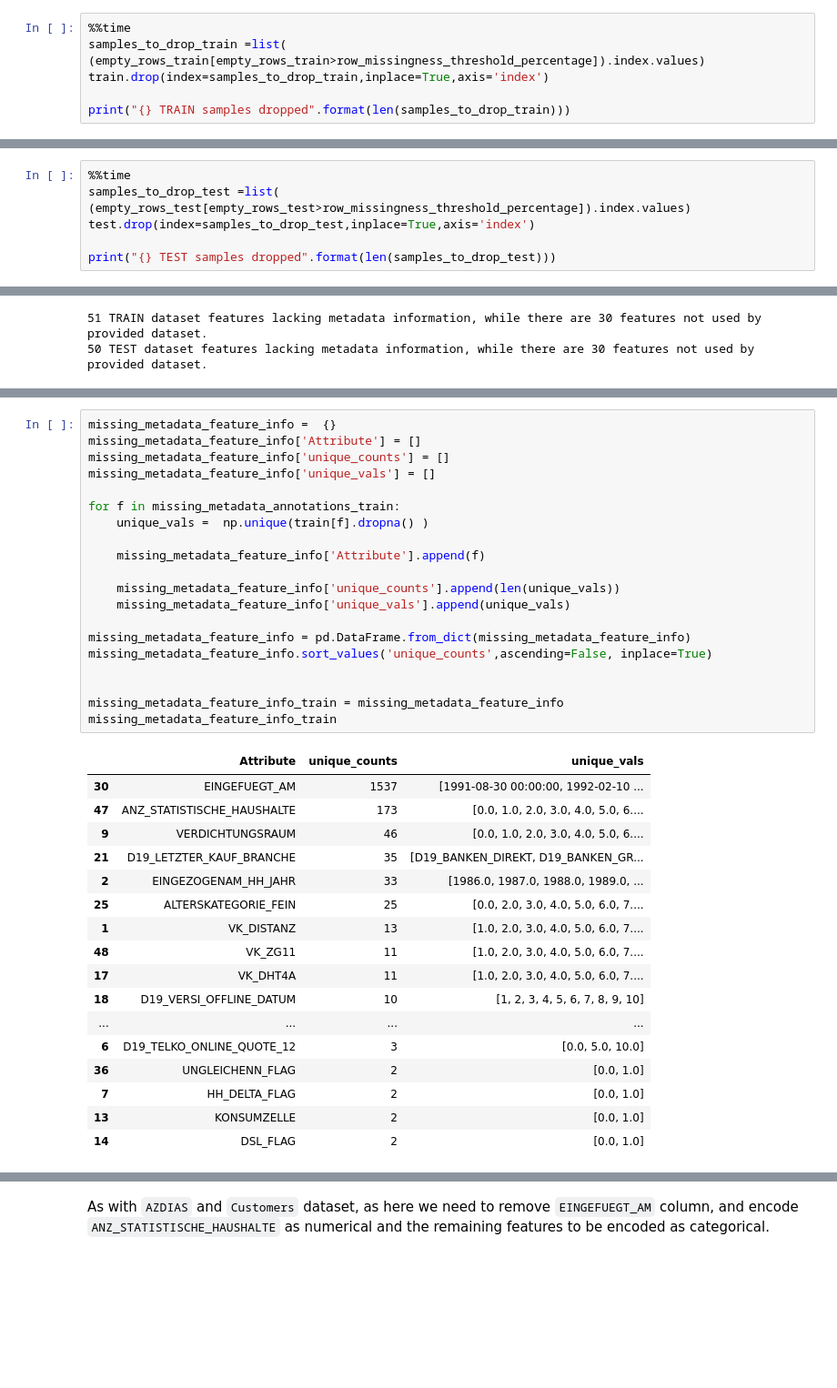
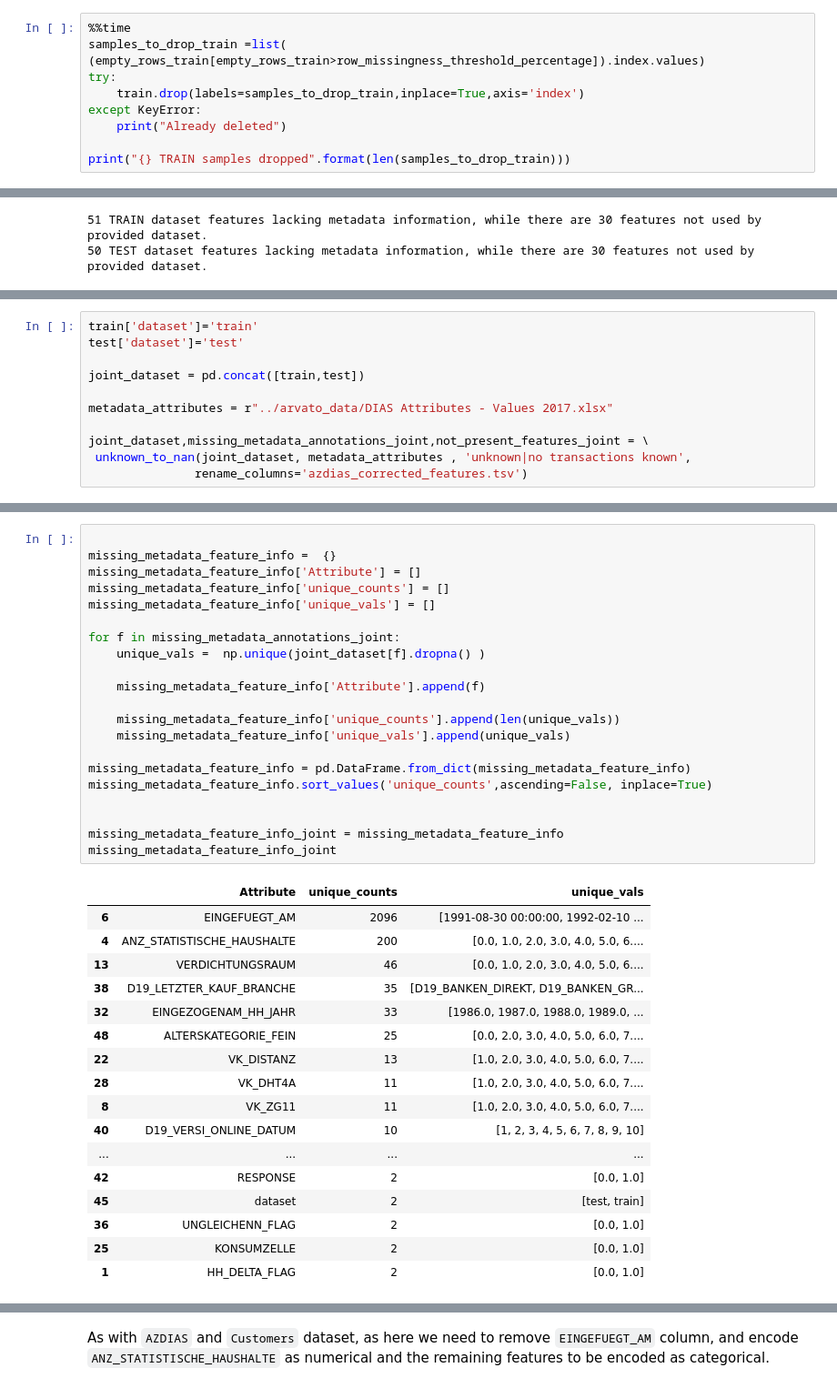
Before and after one commit to vaxherra/Arvato-Customer-Segmentation, a Jupyter notebook: EDA/04_MAILOUT.ipynb, the cells around one changed output, grey strips where cells are left out. Shown: that part at 91% size. Cells and saved outputs as stored; diff of their text form; blank space fills up the shorter version.

Commit message:
mailout train/test preparation

```diff
--- a/EDA/04_MAILOUT.ipynb
+++ b/EDA/04_MAILOUT.ipynb
@@ -337,7 +339,10 @@ plt.plot()
 # %%
 %%time
 samples_to_drop_train =list( (empty_rows_train[empty_rows_train>row_missingness_threshold_percentage]).index.values)
-train.drop(index=samples_to_drop_train,inplace=True,axis='index')
+try:
+    train.drop(labels=samples_to_drop_train,inplace=True,axis='index')
+except KeyError:
+    print("Already deleted")
 
 print("{} TRAIN samples dropped".format(len(samples_to_drop_train)))
 # %% [output]
@@ -347,6 +352,0 @@ Wall time: 49.9 ms
-# %%
-%%time
-samples_to_drop_test =list( (empty_rows_test[empty_rows_test>row_missingness_threshold_percentage]).index.values)
-test.drop(index=samples_to_drop_test,inplace=True,axis='index')
-
-print("{} TEST samples dropped".format(len(samples_to_drop_test)))
@@ -403,0 +406,11 @@ False
+# %%
+train['dataset']='train'
+test['dataset']='test'
+
+joint_dataset = pd.concat([train,test])
+
+metadata_attributes = r"../arvato_data/DIAS Attributes - Values 2017.xlsx"
+
+joint_dataset,missing_metadata_annotations_joint,not_present_features_joint = \
+ unknown_to_nan(joint_dataset, metadata_attributes , 'unknown|no transactions known',
+               rename_columns='azdias_corrected_features.tsv')
@@ -404,38 +441,39 @@ False
 # %%
+
 missing_metadata_feature_info =  {}
 missing_metadata_feature_info['Attribute'] = []
 missing_metadata_feature_info['unique_counts'] = []
 missing_metadata_feature_info['unique_vals'] = []
 
-for f in missing_metadata_annotations_train:
-    unique_vals =  np.unique(train[f].dropna() )
+for f in missing_metadata_annotations_joint:
+    unique_vals =  np.unique(joint_dataset[f].dropna() )
 
     missing_metadata_feature_info['Attribute'].append(f)
 
     missing_metadata_feature_info['unique_counts'].append(len(unique_vals))
     missing_metadata_feature_info['unique_vals'].append(unique_vals)
 
 missing_metadata_feature_info = pd.DataFrame.from_dict(missing_metadata_feature_info)
 missing_metadata_feature_info.sort_values('unique_counts',ascending=False, inplace=True)
 
 
-missing_metadata_feature_info_train = missing_metadata_feature_info
-missing_metadata_feature_info_train
+missing_metadata_feature_info_joint = missing_metadata_feature_info
+missing_metadata_feature_info_joint
 # %% [output]
 |  | Attribute | unique_counts | unique_vals |
-| 30 | EINGEFUEGT_AM | 1537 | [1991-08-30 00:00:00, 1992-02-10 ... |
-| 47 | ANZ_STATISTISCHE_HAUSHALTE | 173 | [0.0, 1.0, 2.0, 3.0, 4.0, 5.0, 6.... |
-| 9 | VERDICHTUNGSRAUM | 46 | [0.0, 1.0, 2.0, 3.0, 4.0, 5.0, 6.... |
-| 21 | D19_LETZTER_KAUF_BRANCHE | 35 | [D19_BANKEN_DIREKT, D19_BANKEN_GR... |
-| 2 | EINGEZOGENAM_HH_JAHR | 33 | [1986.0, 1987.0, 1988.0, 1989.0, ... |
-| 25 | ALTERSKATEGORIE_FEIN | 25 | [0.0, 2.0, 3.0, 4.0, 5.0, 6.0, 7.... |
-| 1 | VK_DISTANZ | 13 | [1.0, 2.0, 3.0, 4.0, 5.0, 6.0, 7.... |
-| 48 | VK_ZG11 | 11 | [1.0, 2.0, 3.0, 4.0, 5.0, 6.0, 7.... |
-| 17 | VK_DHT4A | 11 | [1.0, 2.0, 3.0, 4.0, 5.0, 6.0, 7.... |
-| 18 | D19_VERSI_OFFLINE_DATUM | 10 | [1, 2, 3, 4, 5, 6, 7, 8, 9, 10] |
+| 6 | EINGEFUEGT_AM | 2096 | [1991-08-30 00:00:00, 1992-02-10 ... |
+| 4 | ANZ_STATISTISCHE_HAUSHALTE | 200 | [0.0, 1.0, 2.0, 3.0, 4.0, 5.0, 6.... |
+| 13 | VERDICHTUNGSRAUM | 46 | [0.0, 1.0, 2.0, 3.0, 4.0, 5.0, 6.... |
+| 38 | D19_LETZTER_KAUF_BRANCHE | 35 | [D19_BANKEN_DIREKT, D19_BANKEN_GR... |
+| 32 | EINGEZOGENAM_HH_JAHR | 33 | [1986.0, 1987.0, 1988.0, 1989.0, ... |
+| 48 | ALTERSKATEGORIE_FEIN | 25 | [0.0, 2.0, 3.0, 4.0, 5.0, 6.0, 7.... |
+| 22 | VK_DISTANZ | 13 | [1.0, 2.0, 3.0, 4.0, 5.0, 6.0, 7.... |
+| 28 | VK_DHT4A | 11 | [1.0, 2.0, 3.0, 4.0, 5.0, 6.0, 7.... |
+| 8 | VK_ZG11 | 11 | [1.0, 2.0, 3.0, 4.0, 5.0, 6.0, 7.... |
+| 40 | D19_VERSI_ONLINE_DATUM | 10 | [1, 2, 3, 4, 5, 6, 7, 8, 9, 10] |
 | ... | ... | ... | ... |
-| 6 | D19_TELKO_ONLINE_QUOTE_12 | 3 | [0.0, 5.0, 10.0] |
+| 42 | RESPONSE | 2 | [0.0, 1.0] |
+| 45 | dataset | 2 | [test, train] |
 | 36 | UNGLEICHENN_FLAG | 2 | [0.0, 1.0] |
-| 7 | HH_DELTA_FLAG | 2 | [0.0, 1.0] |
-| 13 | KONSUMZELLE | 2 | [0.0, 1.0] |
-| 14 | DSL_FLAG | 2 | [0.0, 1.0] |
+| 25 | KONSUMZELLE | 2 | [0.0, 1.0] |
+| 1 | HH_DELTA_FLAG | 2 | [0.0, 1.0] |
```
Also changed, not shown: parts of 48 cells of this notebook.
